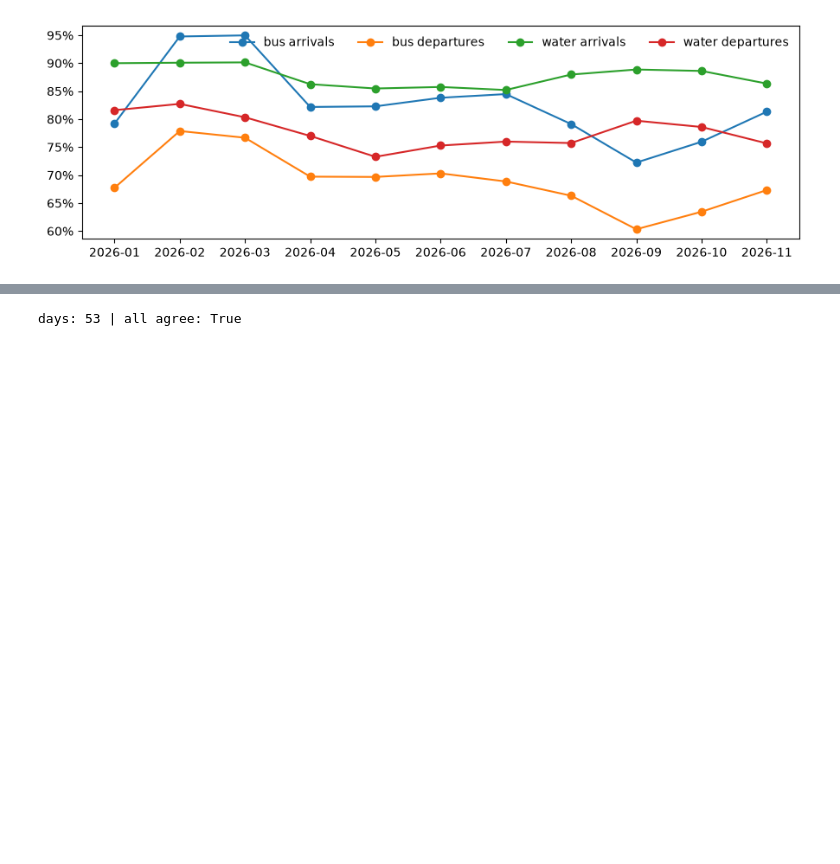
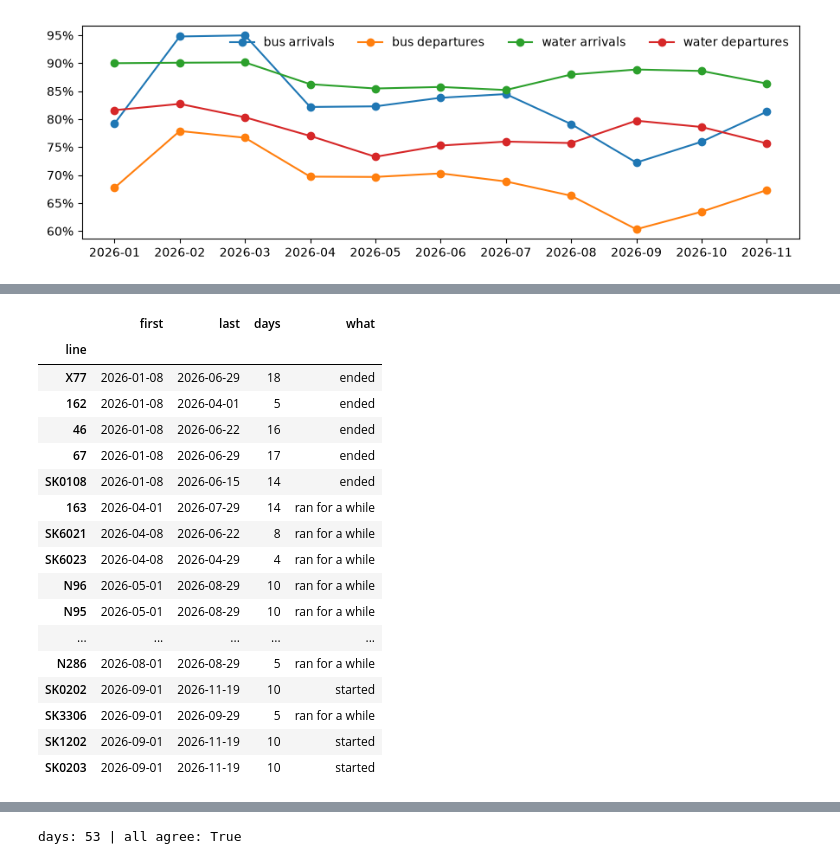
Before and after one commit to TOGUNOLUWATOBI/dat535-project, a Jupyter notebook: src/notebooks/inspect_gold.ipynb, the cells around one changed output, grey strips where cells are left out. Drawn from its saved outputs; the diff is of its cells as text; code cells hidden in the pictures; blank space fills up the shorter version.

Commit message:
Add Changes page (new lines, ended lines, route changes) to GUI and extend Gold notebook

```diff
--- a/src/notebooks/inspect_gold.ipynb
+++ b/src/notebooks/inspect_gold.ipynb
@@ -107,0 +152,13 @@ plt.tight_layout()
+# %%
+SILVER = Path("/srv/dat535/data/silver/kol/runs")
+names = pd.concat(pd.read_parquet(run / "journey_pattern_stops", columns=["quay_id", "stop_point_name"])
+                  for run in sorted(SILVER.glob("*/"))).dropna().drop_duplicates("quay_id")
+names = dict(zip(names.quay_id, names.stop_point_name))
+
+start, end = (pd.Timestamp(d).date() for d in manifest["season_windows_2026"]["summer-2026"])
+stops = read("daily_stop_punctuality", columns=["quay_id", "eligible_event_count", "late_count"],
+             filters=[("operating_date", ">=", start), ("operating_date", "<=", end), ("transport_mode", "==", "bus"),
+                      ("event_type", "==", "departure"), ("baseline", "==", "et_aimed")]).groupby("quay_id").sum()
+stops = stops[stops.eligible_event_count >= 200].assign(late_rate=lambda f: f.late_count / f.eligible_event_count,
+                                                        stop=lambda f: f.index.map(names))
+stops.sort_values("late_rate", ascending=False).head(10)[["stop", "late_rate", "eligible_event_count"]].round(3)
@@ -107,0 +185,35 @@ plt.tight_layout()
+# %%
+served = pd.concat(
+    pd.read_parquet(run / "netex_stop_calls",
+                    columns=["operating_date", "resolved_public_code", "resolved_transport_mode", "quay_id"])
+    .dropna().drop_duplicates() for run in sorted(SILVER.glob("*/")))
+served.columns = ["date", "line", "mode", "quay_id"]
+served = served[served["mode"] == "bus"].assign(date=lambda f: pd.to_datetime(f.date))
+first_regular, end_cutoff = pd.Timestamp("2026-01-08"), served.date.max() - pd.Timedelta(days=14)
+
+span = served.groupby("line").date.agg(first="min", last="max", days="nunique")
+started = (span["first"] > first_regular) & (span.days >= 3)
+ended = (span["last"] < end_cutoff) & (span.days >= 3)
+span["what"] = None
+span.loc[started, "what"], span.loc[ended, "what"] = "started", "ended"
+span.loc[started & ended, "what"] = "ran for a while"
+span.dropna().sort_values("first")
+# %% [output]
+|  | first | last | days | what |
+| line |  |  |  |  |
+| X77 | 2026-01-08 | 2026-06-29 | 18 | ended |
+| 162 | 2026-01-08 | 2026-04-01 | 5 | ended |
+| 46 | 2026-01-08 | 2026-06-22 | 16 | ended |
+| 67 | 2026-01-08 | 2026-06-29 | 17 | ended |
+| SK0108 | 2026-01-08 | 2026-06-15 | 14 | ended |
+| 163 | 2026-04-01 | 2026-07-29 | 14 | ran for a while |
+| SK6021 | 2026-04-08 | 2026-06-22 | 8 | ran for a while |
+| SK6023 | 2026-04-08 | 2026-04-29 | 4 | ran for a while |
+| N96 | 2026-05-01 | 2026-08-29 | 10 | ran for a while |
+| N95 | 2026-05-01 | 2026-08-29 | 10 | ran for a while |
+| ... | ... | ... | ... | ... |
+| N286 | 2026-08-01 | 2026-08-29 | 5 | ran for a while |
+| SK0202 | 2026-09-01 | 2026-11-19 | 10 | started |
+| SK3306 | 2026-09-01 | 2026-09-29 | 5 | ran for a while |
+| SK1202 | 2026-09-01 | 2026-11-19 | 10 | started |
+| SK0203 | 2026-09-01 | 2026-11-19 | 10 | started |
```
Also changed, not shown: parts of 12 cells of this notebook, 3 other files.
